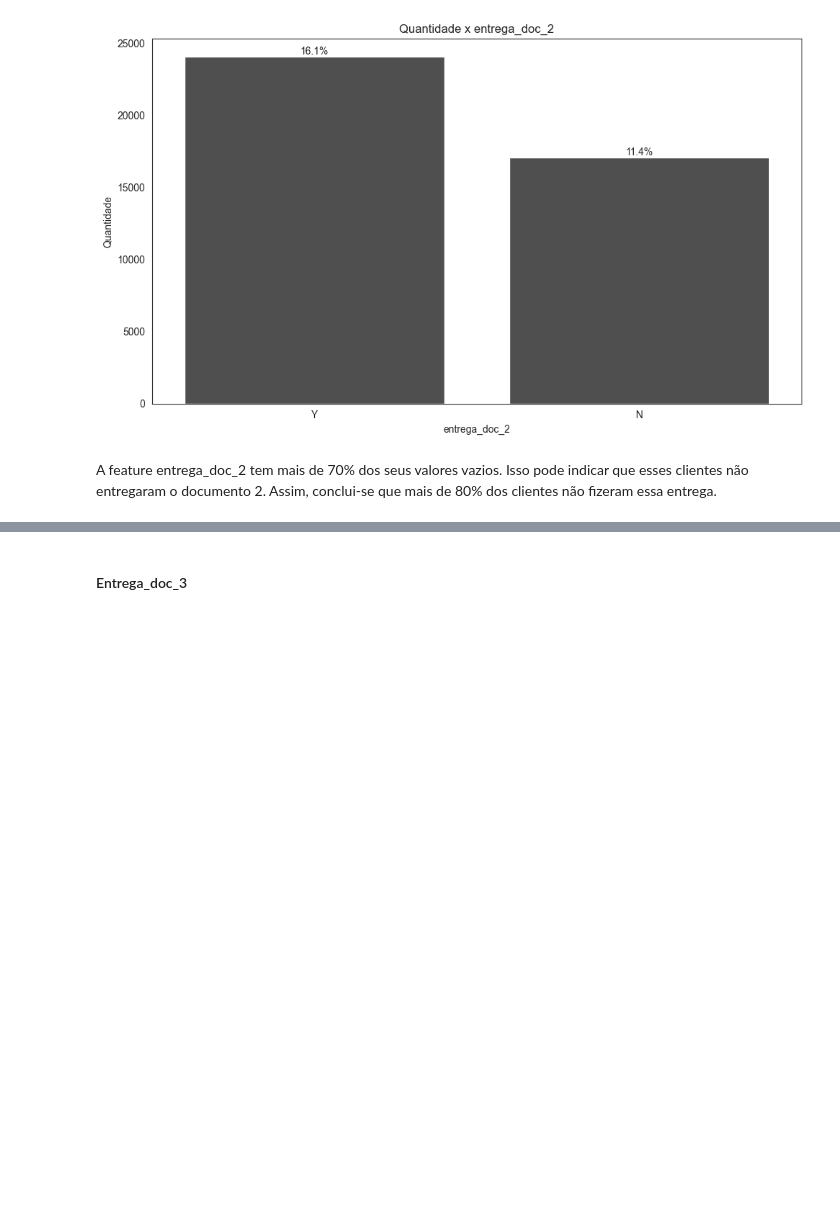
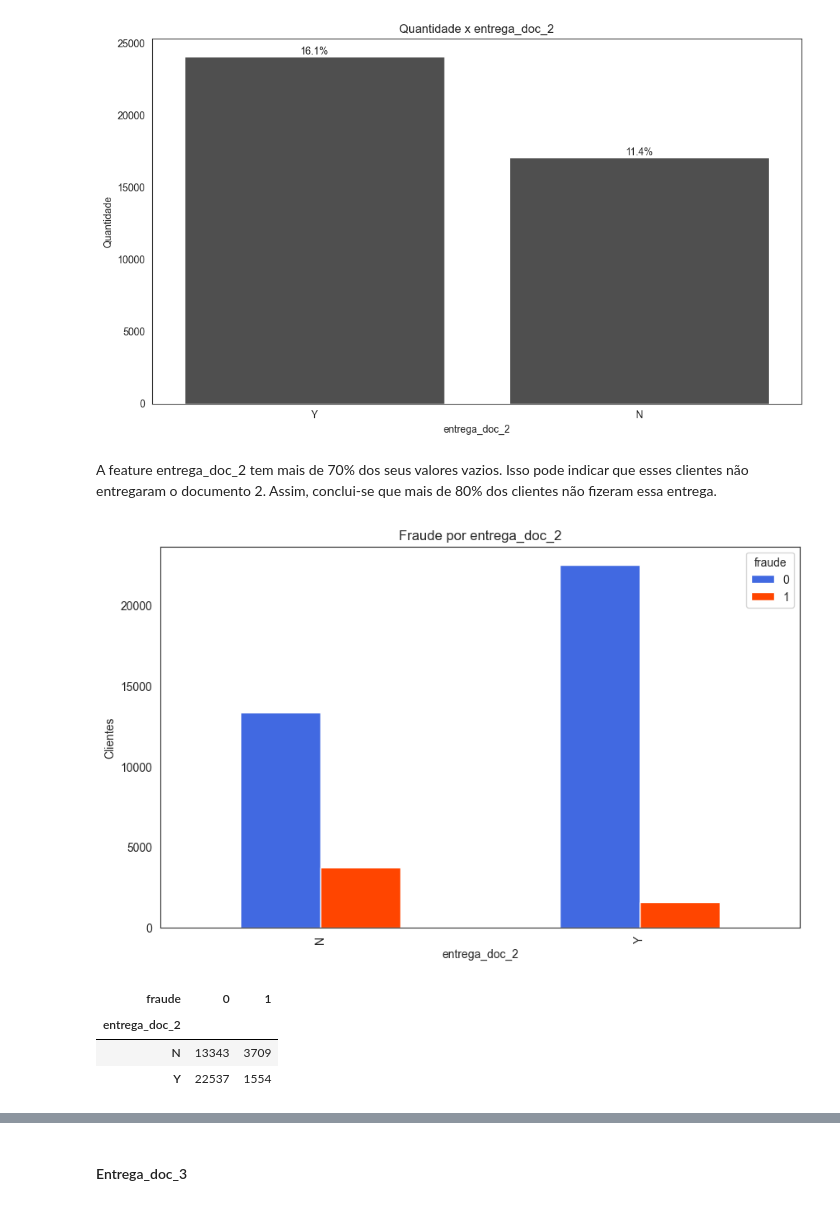
Before and after one commit to WiiniSilva/Fraude_Case, a Jupyter notebook: Fraude_Case.ipynb, the cells around one changed output, grey strips where cells are left out. Saved outputs shown, nothing was run; the diff lists cells and outputs as text; code cells hidden in the pictures; blank space fills up the shorter version.

```diff
--- a/Fraude_Case.ipynb
+++ b/Fraude_Case.ipynb
@@ -513,3 +530,11 @@ countplot_bar(df, 'entrega_doc_2')
 [figure]
 # %% [markdown]
 A feature entrega_doc_2 tem mais de 70% dos seus valores vazios. Isso pode indicar que esses clientes não entregaram o documento 2. Assim, conclui-se que mais de 80% dos clientes não fizeram essa entrega.
+# %%
+barplot_fraude(df, 'entrega_doc_2')
+# %% [output]
+[figure, added]
+| fraude | 0 | 1 |
+| entrega_doc_2 |  |  |
+| N | 13343 | 3709 |
+| Y | 22537 | 1554 |
```
Also changed, not shown: parts of 11 cells of this notebook.
